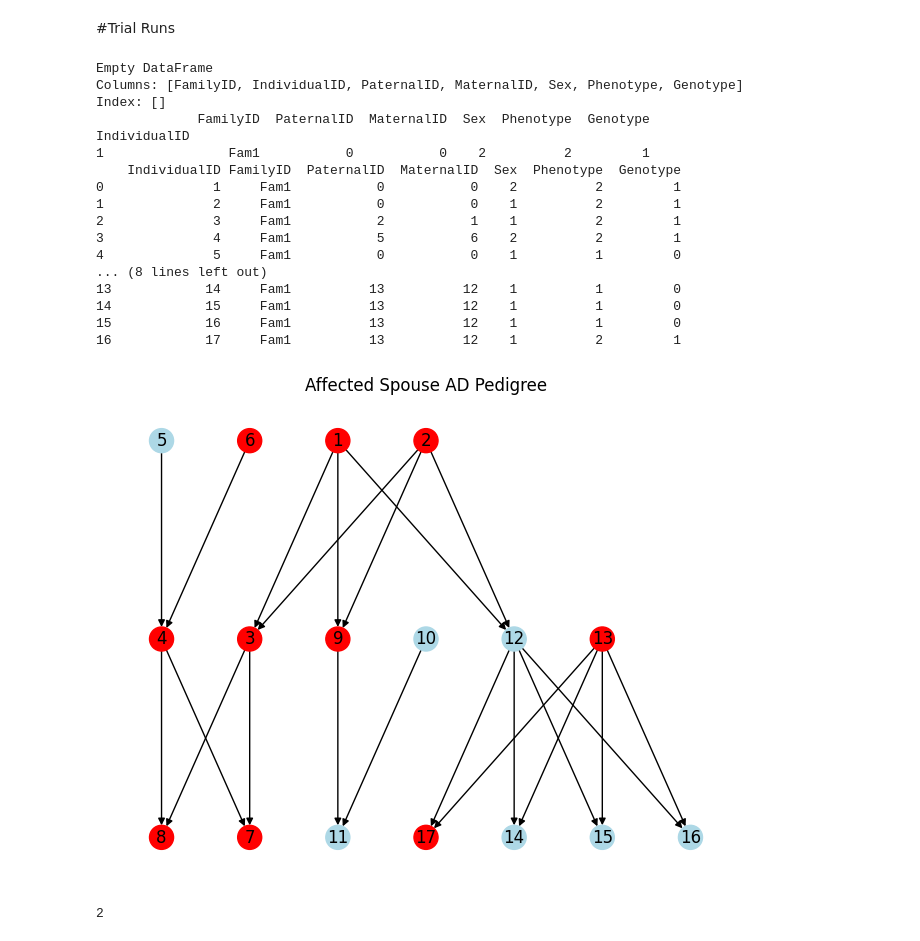
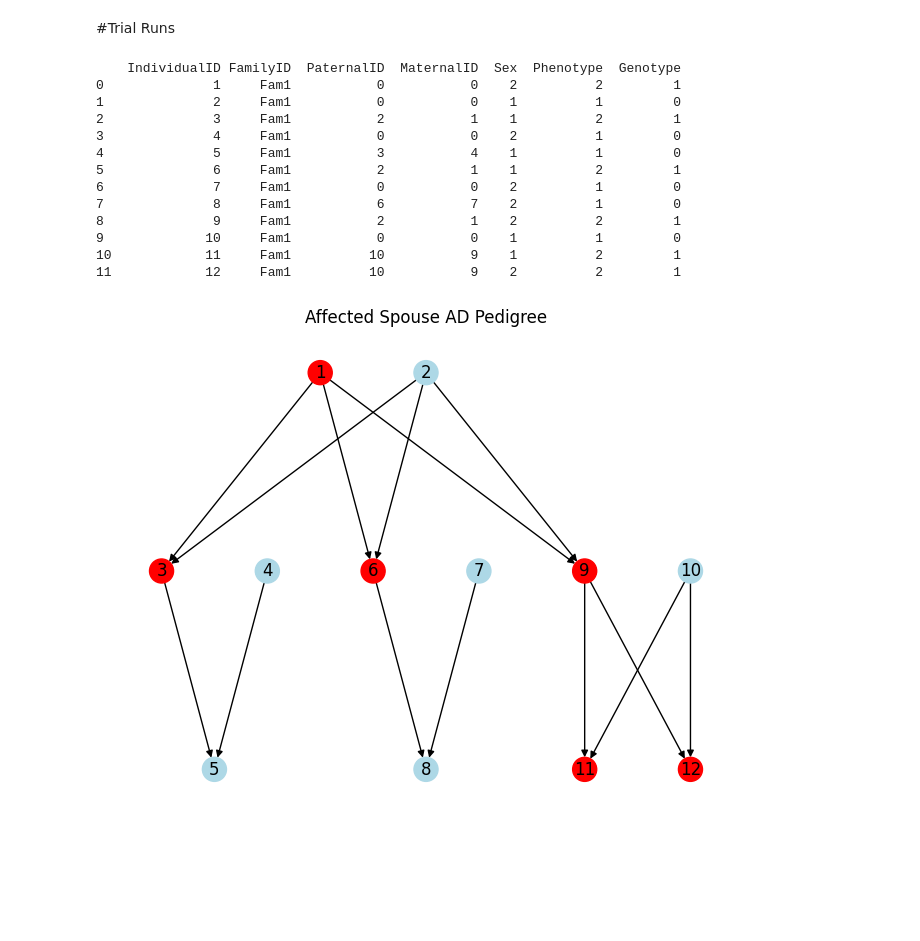
Before and after one commit to taylorngt/pedigree-generator, a Jupyter notebook: pedigree-generator.ipynb, the cells around one changed output. Cells and saved outputs as stored; diff of their text form; code cells hidden in the pictures; blank space fills up the shorter version.

```diff
--- a/pedigree-generator.ipynb
+++ b/pedigree-generator.ipynb
@@ -73,7 +73,7 @@ def plot_pedigree_tree(G, title="Pedigree (Tree Layout)"):
 # %% [markdown]
 #Pedigree Generation
 # %%
-def pedigree_generator(max_children, FamilyID, mode, generation_count, AffectedSpouse= False, BackpropLikelihood= False, alt_freq= 0):
+def pedigree_generator(max_children, FamilyID, mode, generation_count, SpouseLikelihood=0.75, AffectedSpouse= False, BackpropLikelihood= False, alt_freq= 0):
         #-------------------------------------------
         # Helper Functions for Pedigree Propigation
         #-------------------------------------------
@@ -281,7 +281,9 @@ def pedigree_generator(max_children, FamilyID, mode, generation_count, AffectedS
 
                 for child in range(random.randint(1, max_children)):
                     child_generator(PaternalID= PaternalID, MaternalID= MaternalID)
-                    recursive_pedigree_construction(current_generation+1, len(family_df))
+                    reproductive_rng = random.randint(1,100)/100
+                    if reproductive_rng <= SpouseLikelihood:
+                        recursive_pedigree_construction(current_generation+1, len(family_df))
 
 
         #-------------------------------------
@@ -289,14 +291,12 @@ def pedigree_generator(max_children, FamilyID, mode, generation_count, AffectedS
         #-------------------------------------
         pedigree_construction_columns = ['FamilyID', 'IndividualID', 'PaternalID', 'MaternalID', 'Sex', 'Phenotype', 'Genotype']
         family_df = pd.DataFrame(columns= pedigree_construction_columns)
-        print(family_df)
         family_df.set_index('IndividualID', inplace=True)
 
         #-------------------------------------
         # 2. Generating Primary Founder
         #-------------------------------------
         primary_founder_generator()
-        print(family_df)
 
         #--------------------------------------------
         # 3. Construct Inheritence Pattern Dictionary
@@ -319,36 +319,28 @@ def pedigree_generator(max_children, FamilyID, mode, generation_count, AffectedS
 #Trial Runs
 # %%
 #Testing new pedigree generator
-test_df = pedigree_generator(max_children= 4,
+test_df = pedigree_generator(max_children= 3,
                              FamilyID= 'Fam1',
                              mode= 'AD',
-                             generation_count= 2,
+                             generation_count= 3,
                              AffectedSpouse= True,
                              alt_freq= 0.1,
                              BackpropLikelihood= 0.5)
 print(test_df)
 test_dg = construct_pedigree_graph(test_df)
 plot_pedigree_tree(test_dg, "Affected Spouse AD Pedigree")
 # %% [output]
-Empty DataFrame
-Columns: [FamilyID, IndividualID, PaternalID, MaternalID, Sex, Phenotype, Genotype]
-Index: []
-             FamilyID  PaternalID  MaternalID  Sex  Phenotype  Genotype
-IndividualID
-1                Fam1           0           0    2          2         1
     IndividualID FamilyID  PaternalID  MaternalID  Sex  Phenotype  Genotype
 0              1     Fam1           0           0    2          2         1
-1              2     Fam1           0           0    1          2         1
+1              2     Fam1           0           0    1          1         0
 2              3     Fam1           2           1    1          2         1
-3              4     Fam1           5           6    2          2         1
-4              5     Fam1           0           0    1          1         0
-... (8 lines left out)
-13            14     Fam1          13          12    1          1         0
-14            15     Fam1          13          12    1          1         0
-15            16     Fam1          13          12    1          1         0
-16            17     Fam1          13          12    1          2         1
+3              4     Fam1           0           0    2          1         0
+4              5     Fam1           3           4    1          1         0
+5              6     Fam1           2           1    1          2         1
+6              7     Fam1           0           0    2          1         0
+7              8     Fam1           6           7    2          1         0
+8              9     Fam1           2           1    2          2         1
+9             10     Fam1           0           0    1          1         0
+10            11     Fam1          10           9    1          2         1
+11            12     Fam1          10           9    2          2         1
-[figure, old version]
+[figure, new version]
-# %%
-print(test_df.loc[1]['Sex'])
-# %% [output]
-2
```
Also changed, not shown: parts of 1 cell of this notebook.
